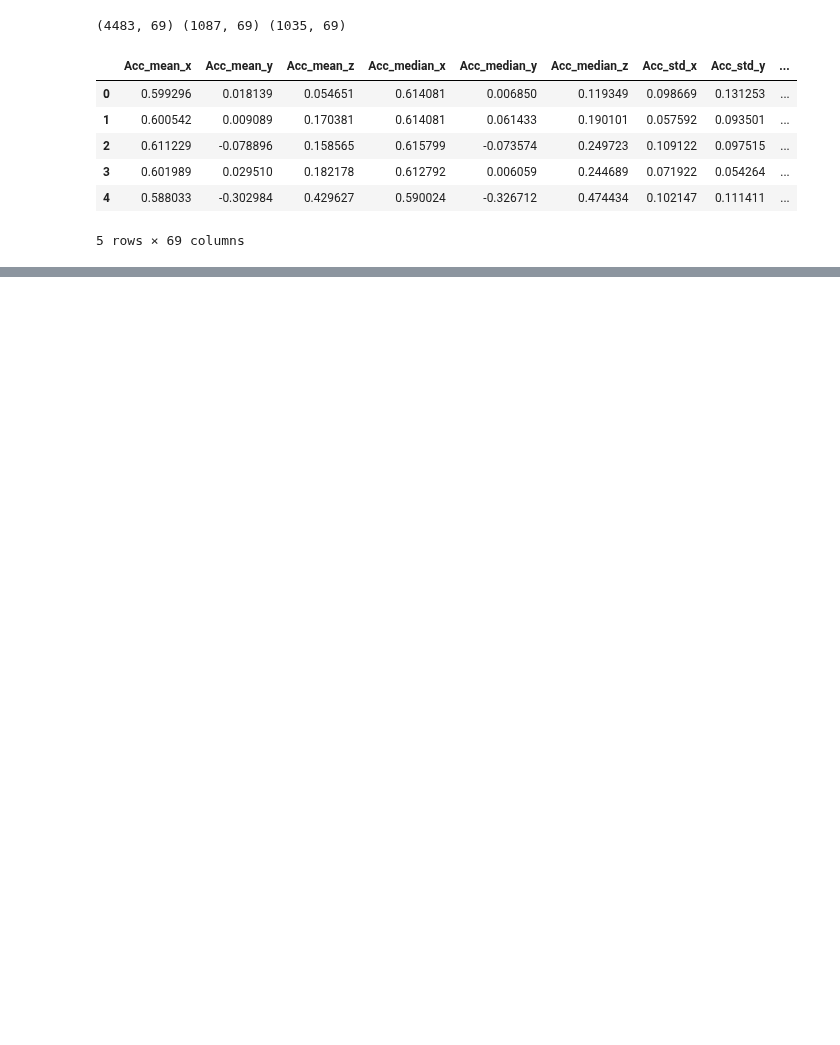
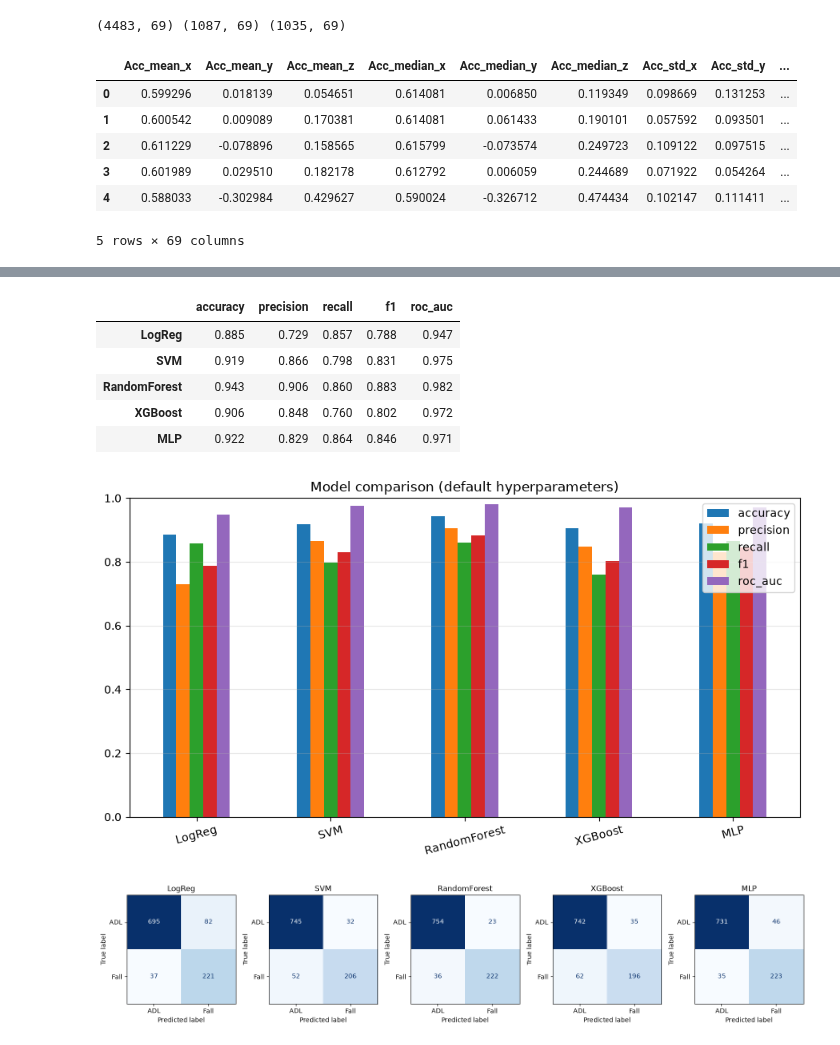
Before and after one commit to emfallat/EECE-5644-Final-Project, a Jupyter notebook: detecting_activity.ipynb, the cells around one changed output, grey strips where cells are left out. Saved outputs shown, nothing was run; the diff lists cells and outputs as text; code cells hidden in the pictures; blank space fills up the shorter version.

Commit message:
model development and evaluation

```diff
--- a/detecting_activity.ipynb
+++ b/detecting_activity.ipynb
@@ -399,0 +486,9 @@ Final feature count: 54
+# %%
+# evaluation helper: turns predicted probabilities into 0/1 predictions at a 0.5
+# threshold and computes metrics (accuracy, precision, recall, F1 and ROC-AUC)
+def evaluate(model, X, y):
+    prob = model.predict_proba(X)[:, 1]
+    pred = (prob >= 0.5).astype(int)
+    return dict(accuracy=accuracy_score(y, pred), precision=precision_score(y, pred, zero_division=0),
+                recall=recall_score(y, pred, zero_division=0), f1=f1_score(y, pred, zero_division=0),
+                roc_auc=roc_auc_score(y, prob)), pred, prob
@@ -399,0 +571,34 @@ Final feature count: 54
+# %%
+# Comparison plots for the 5 models: a metrics bar chart, confusion matrices, and ROC curves
+final = pd.DataFrame(results).T[["accuracy", "precision", "recall", "f1", "roc_auc"]]
+display(final.round(3))
+
+ax = final.plot.bar(figsize=(9, 5), rot=15, ylim=(0, 1))
+ax.set_title("Model comparison (default hyperparameters)")
+ax.grid(axis="y", alpha=.3)
+plt.tight_layout(); plt.savefig("figures/model_comparison_default.png"); plt.show()
+
+n = len(results); fig, axes = plt.subplots(1, n, figsize=(3.2 * n, 3.2))
+for ax, name in zip(axes, results):
+    ConfusionMatrixDisplay(confusion_matrix(y_te, preds[name]), display_labels=["ADL", "Fall"]).plot(
+        ax=ax, cmap="Blues", colorbar=False)
+    ax.set_title(name)
+plt.tight_layout(); plt.savefig("figures/confusion_matrices.png"); plt.show()
+
+plt.figure(figsize=(6, 5))
+for name in results:
+    fpr, tpr, _ = roc_curve(y_te, probs[name])
+    auc_val = results[name]["roc_auc"]
+    plt.plot(fpr, tpr, label=name + " (AUC=%.3f)" % auc_val)
+plt.plot([0, 1], [0, 1], "k--", alpha=.4); plt.xlabel("FPR"); plt.ylabel("TPR")
+plt.title("ROC curves (test)"); plt.legend(loc="lower right"); plt.tight_layout()
+plt.savefig("figures/roc_curves.png"); plt.show()
+# %% [output]
+|  | accuracy | precision | recall | f1 | roc_auc |
+| LogReg | 0.885 | 0.729 | 0.857 | 0.788 | 0.947 |
+| SVM | 0.919 | 0.866 | 0.798 | 0.831 | 0.975 |
+| RandomForest | 0.943 | 0.906 | 0.860 | 0.883 | 0.982 |
+| XGBoost | 0.906 | 0.848 | 0.760 | 0.802 | 0.972 |
+| MLP | 0.922 | 0.829 | 0.864 | 0.846 | 0.971 |
+[figure, added]
+[figure, added]
```
Also changed, not shown: parts of 20 cells of this notebook.
